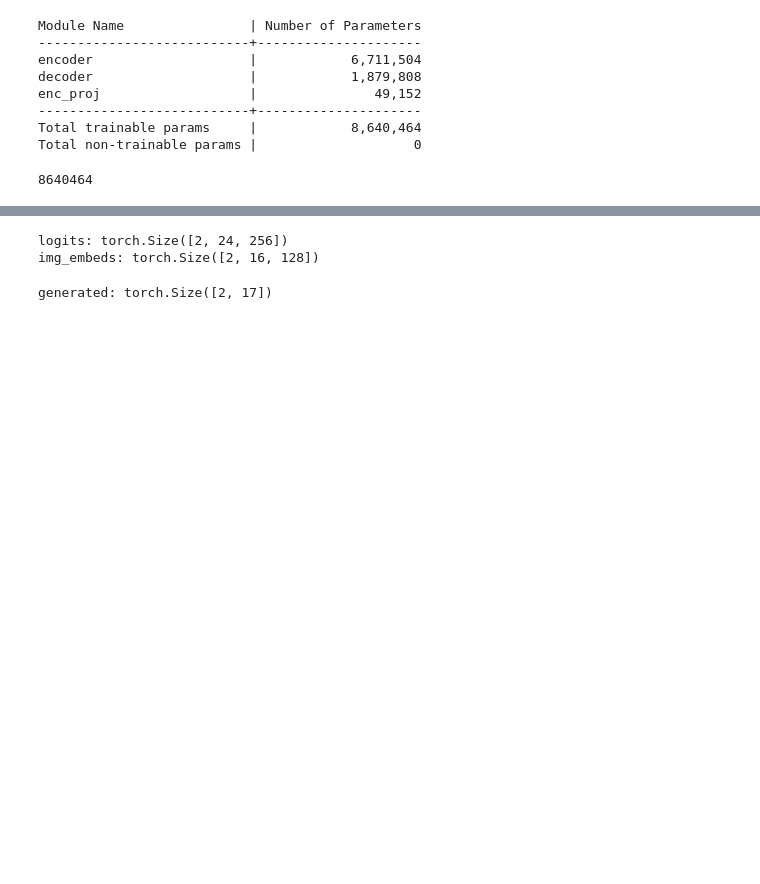
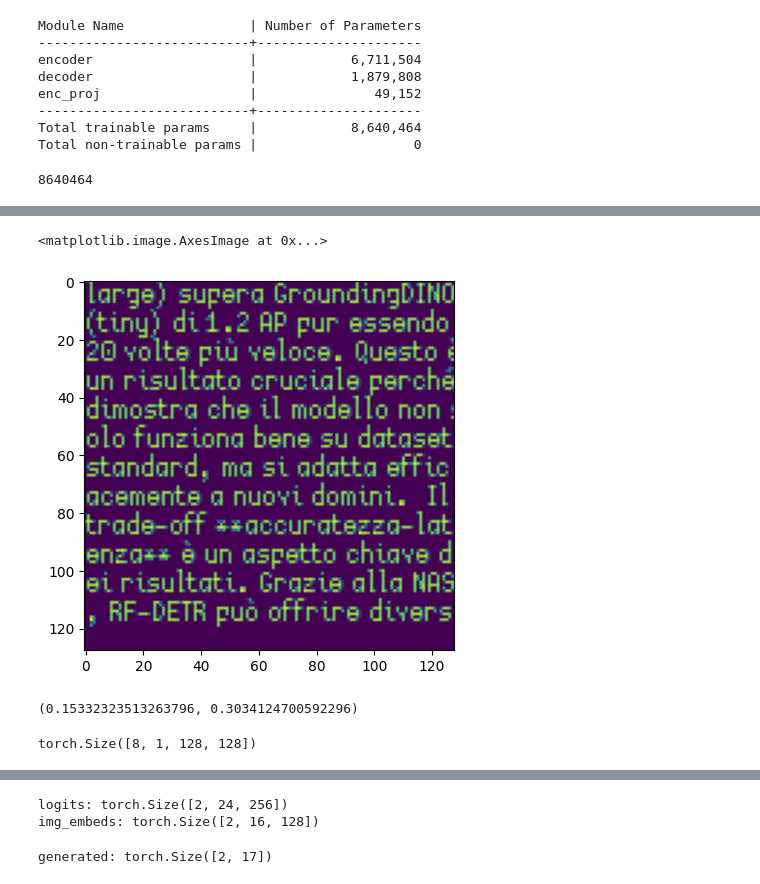
Before and after one commit to masc-it/gradientlab, a Jupyter notebook: notebooks/experiments/exp20251224_0_qwen_rl_coin_change/swin.ipynb, the cells around one changed output, grey strips where cells are left out. Drawn from its saved outputs; the diff is of its cells as text; code cells hidden in the pictures; blank space fills up the shorter version.

```diff
--- a/notebooks/experiments/exp20251224_0_qwen_rl_coin_change/swin.ipynb
+++ b/notebooks/experiments/exp20251224_0_qwen_rl_coin_change/swin.ipynb
@@ -860,0 +922,57 @@ Total non-trainable params |                    0
+# %%
+from torchvision.transforms import v2
+import matplotlib.pyplot as plt
+
+
+T = v2.Compose([
+    v2.ToImage(),
+    v2.ToDtype(torch.float32, scale=True),
+    v2.Normalize((0.1533,), (0.3034, )),
+])
+
+plt.imshow(T(ds[0]["pixel_values"]).squeeze(0))
+# %% [output]
+<matplotlib.image.AxesImage at 0x...>
+[figure, added]
+# %%
+def map_stats(batch):
+    tensors = [T(img) for img in batch["pixel_values"]]
+    batch["mean"] = [torch.mean(t).item() for t in tensors]
+    batch["std"] = [torch.std(t).item() for t in tensors]
+    return batch
+
+def get_global_stats(per_image_stats):
+    all_means = [s['mean'] for s in per_image_stats]
+    all_stds = [s['std'] for s in per_image_stats]
+
+    global_mean = sum(all_means) / len(all_means)
+    global_std = sum(all_stds) / len(all_stds)
+
+    return global_mean, global_std
+
+ds_with_stats = ds.map(map_stats, batched=True, batch_size=100)
+
+get_global_stats(ds_with_stats)
+# %% [output]
+(0.15332323513263796, 0.3034124700592296)
+# %%
+
+from gradientlab.tokenizers.byte_tokenizer import byte_tokenizer
+
+
+tok = byte_tokenizer()
+
+
+def collate_fn(batch: list):
+
+    images = torch.stack([T(el["pixel_values"]) for el in batch])
+    encoded = tok(["<|im_start|>" + el["text"] + "<|im_end|>" for el in batch], add_special_tokens=False, padding="longest", padding_side="right", return_tensors="pt", pad_to_multiple_of=8)
+    return {"pixel_values": images, **encoded}
+
+
+batch = collate_fn(ds.select(list(range(8))))
+batch = {k: v.to(device) for k, v in batch.items()}
+
+batch["pixel_values"].shape
+# %% [output]
+torch.Size([8, 1, 128, 128])
```
Also changed, not shown: parts of 6 cells of this notebook.
